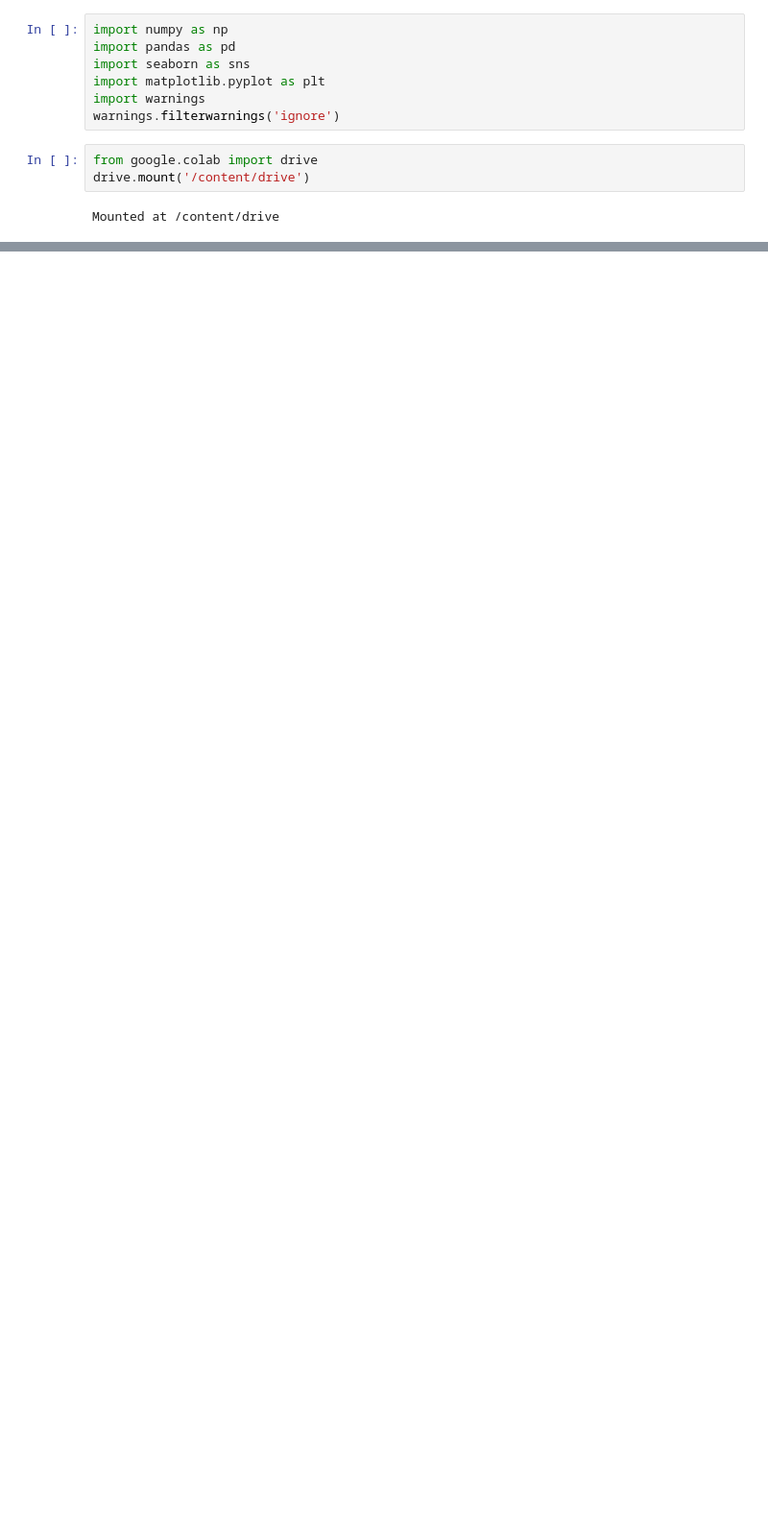
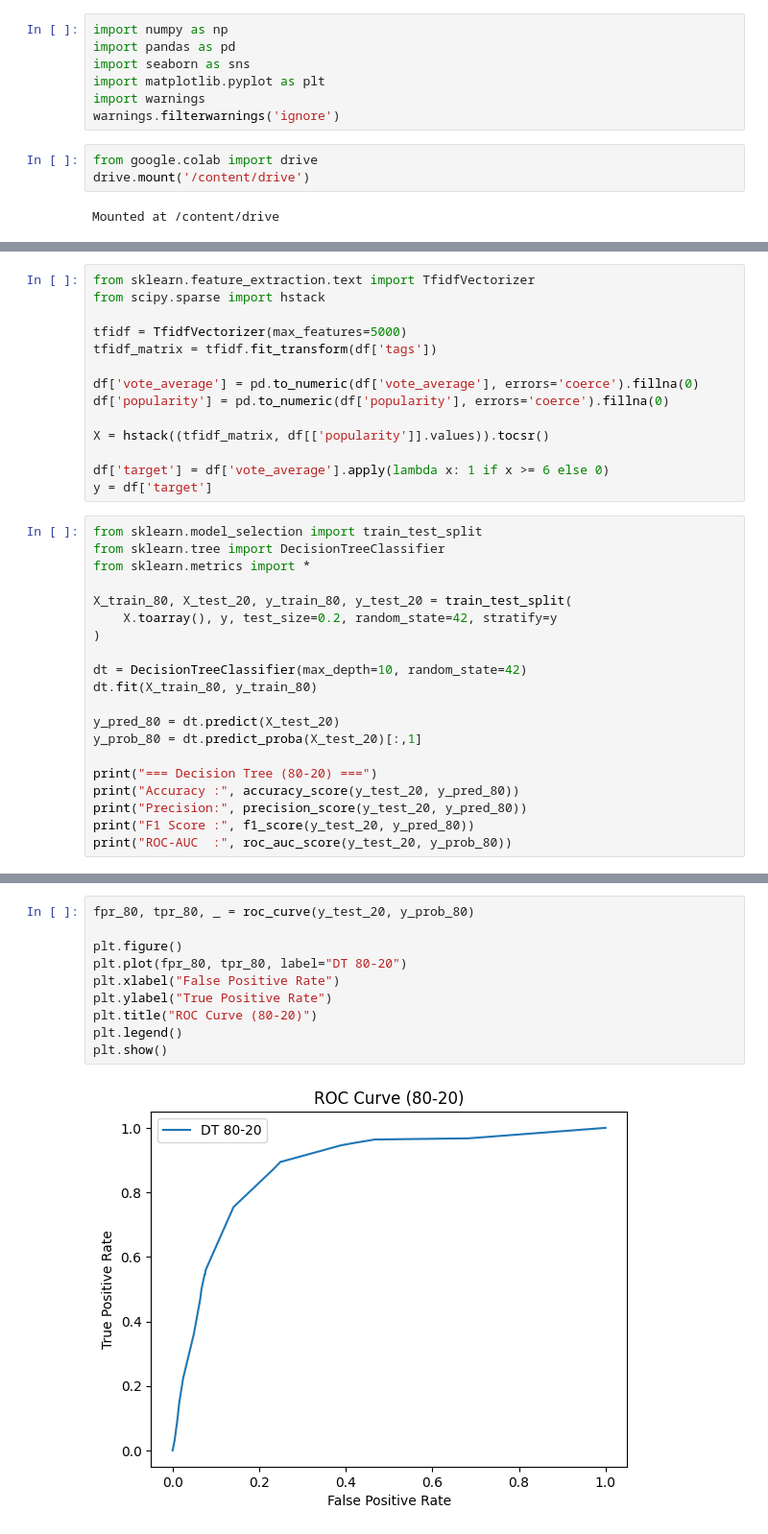
Before and after one commit to MehulShukla-git/Movie_Recommendation_System, a Jupyter notebook: Decision_Tree.ipynb, the cells around one changed output, grey strips where cells are left out. Shown at 96% size. Saved outputs shown, nothing was run; the diff lists cells and outputs as text; blank space fills up the shorter version.

```diff
--- a/Decision_Tree.ipynb
+++ b/Decision_Tree.ipynb
@@ -397,0 +70,34 @@ Malice
+# %%
+from sklearn.feature_extraction.text import TfidfVectorizer
+from scipy.sparse import hstack
+
+tfidf = TfidfVectorizer(max_features=5000)
+tfidf_matrix = tfidf.fit_transform(df['tags'])
+
+df['vote_average'] = pd.to_numeric(df['vote_average'], errors='coerce').fillna(0)
+df['popularity'] = pd.to_numeric(df['popularity'], errors='coerce').fillna(0)
+
+X = hstack((tfidf_matrix, df[['popularity']].values)).tocsr()
+
+df['target'] = df['vote_average'].apply(lambda x: 1 if x >= 6 else 0)
+y = df['target']
+# %%
+from sklearn.model_selection import train_test_split
+from sklearn.tree import DecisionTreeClassifier
+from sklearn.metrics import *
+
+X_train_80, X_test_20, y_train_80, y_test_20 = train_test_split(
+    X.toarray(), y, test_size=0.2, random_state=42, stratify=y
+)
+
+dt = DecisionTreeClassifier(max_depth=10, random_state=42)
+dt.fit(X_train_80, y_train_80)
+
+y_pred_80 = dt.predict(X_test_20)
+y_prob_80 = dt.predict_proba(X_test_20)[:,1]
+
+print("=== Decision Tree (80-20) ===")
+print("Accuracy :", accuracy_score(y_test_20, y_pred_80))
+print("Precision:", precision_score(y_test_20, y_pred_80))
+print("F1 Score :", f1_score(y_test_20, y_pred_80))
+print("ROC-AUC  :", roc_auc_score(y_test_20, y_prob_80))
@@ -397,0 +110,12 @@ Malice
+# %%
+fpr_80, tpr_80, _ = roc_curve(y_test_20, y_prob_80)
+
+plt.figure()
+plt.plot(fpr_80, tpr_80, label="DT 80-20")
+plt.xlabel("False Positive Rate")
+plt.ylabel("True Positive Rate")
+plt.title("ROC Curve (80-20)")
+plt.legend()
+plt.show()
+# %% [output]
+[figure, added]
```
Also changed, not shown: parts of 44 cells of this notebook.
